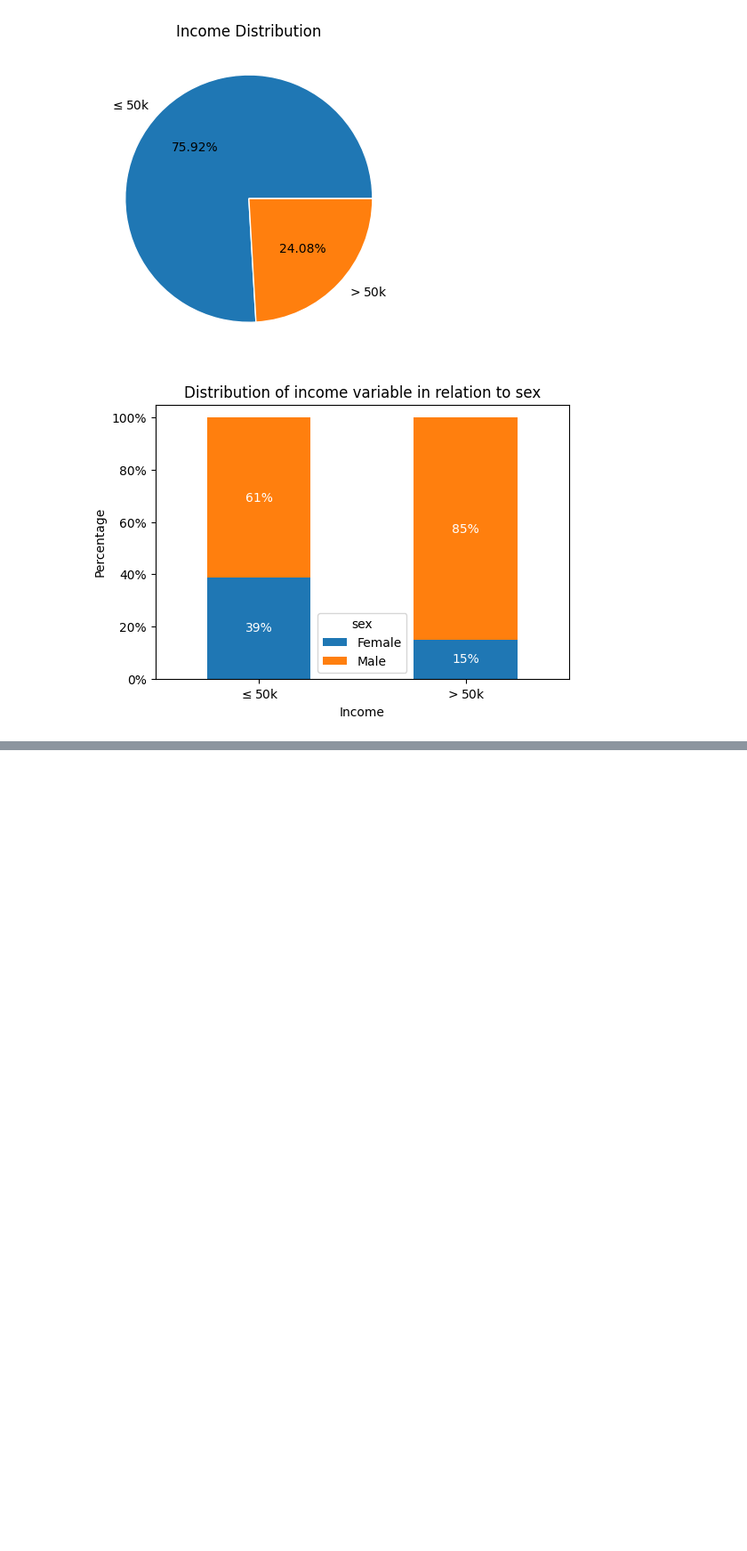
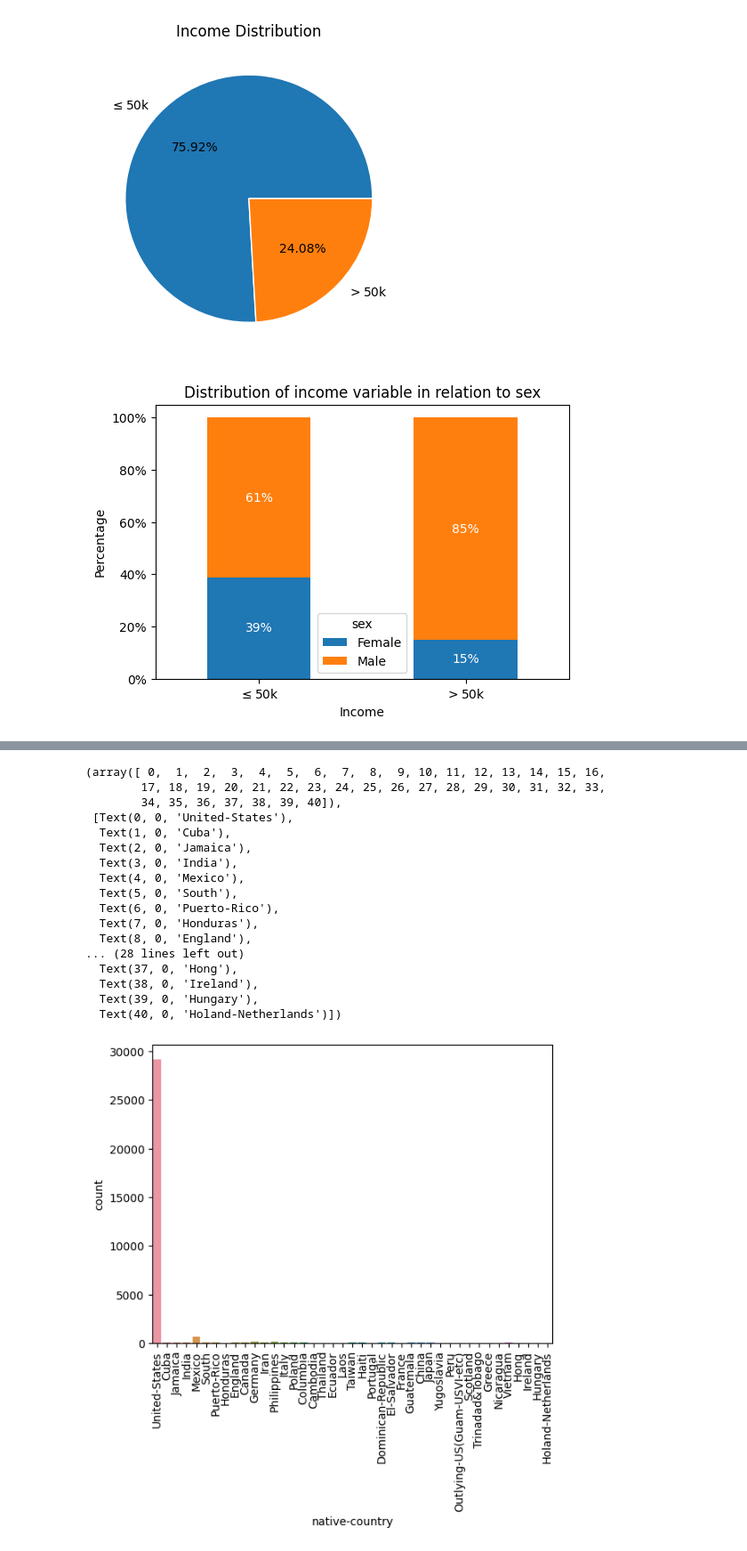
Before and after one commit to simonsymhoven/income-classification, a Jupyter notebook: income-classification.ipynb, the cells around one changed output, grey strips where cells are left out. Shown at 89% size. Saved outputs shown, nothing was run; the diff lists cells and outputs as text; code cells hidden in the pictures; blank space fills up the shorter version.

```diff
--- a/income-classification.ipynb
+++ b/income-classification.ipynb
@@ -185,0 +186,22 @@ plt.show()
+# %%
+sns.countplot(data=train_df,x='native-country')
+plt.xticks(rotation=90)
+# %% [output]
+(array([ 0,  1,  2,  3,  4,  5,  6,  7,  8,  9, 10, 11, 12, 13, 14, 15, 16,
+        17, 18, 19, 20, 21, 22, 23, 24, 25, 26, 27, 28, 29, 30, 31, 32, 33,
+        34, 35, 36, 37, 38, 39, 40]),
+ [Text(0, 0, 'United-States'),
+  Text(1, 0, 'Cuba'),
+  Text(2, 0, 'Jamaica'),
+  Text(3, 0, 'India'),
+  Text(4, 0, 'Mexico'),
+  Text(5, 0, 'South'),
+  Text(6, 0, 'Puerto-Rico'),
+  Text(7, 0, 'Honduras'),
+  Text(8, 0, 'England'),
+... (28 lines left out)
+  Text(37, 0, 'Hong'),
+  Text(38, 0, 'Ireland'),
+  Text(39, 0, 'Hungary'),
+  Text(40, 0, 'Holand-Netherlands')])
+[figure, added]
```
Also changed, not shown: parts of 15 cells of this notebook.
